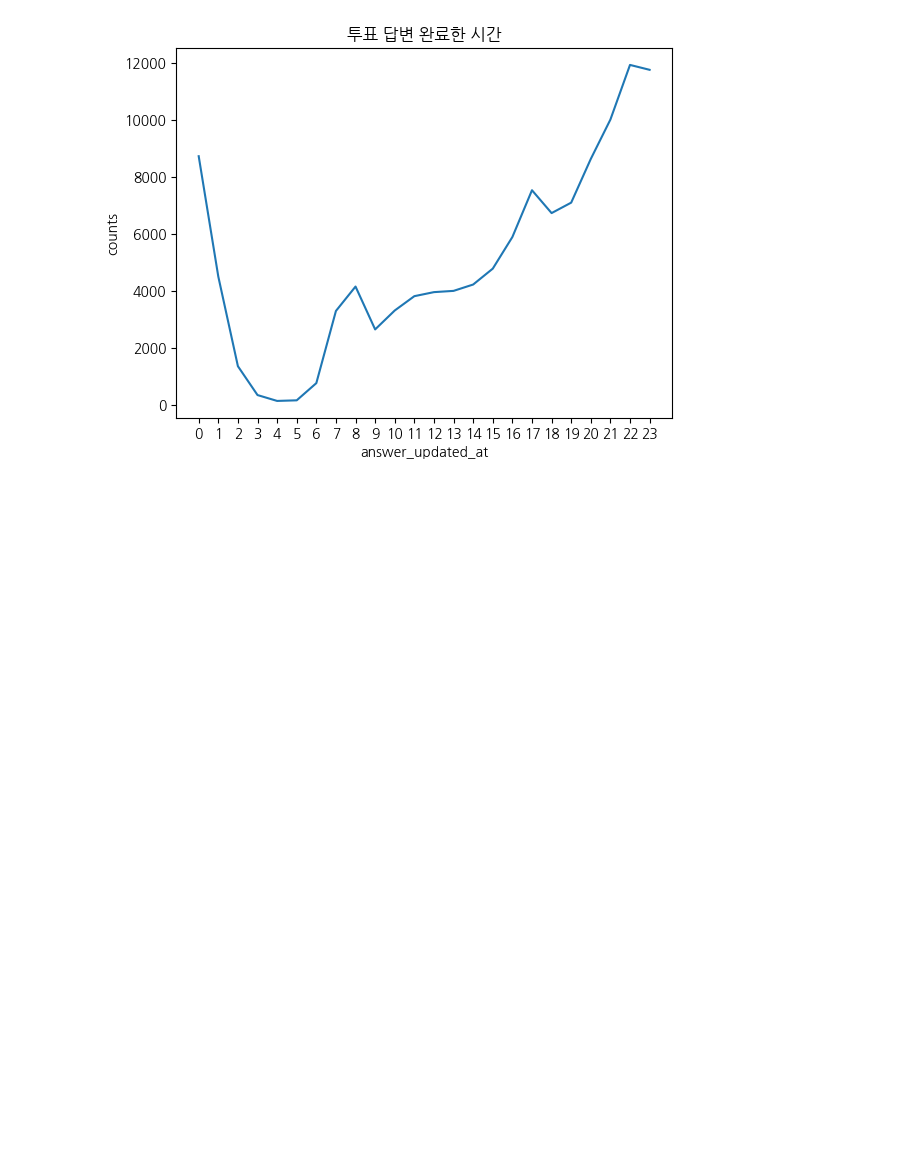
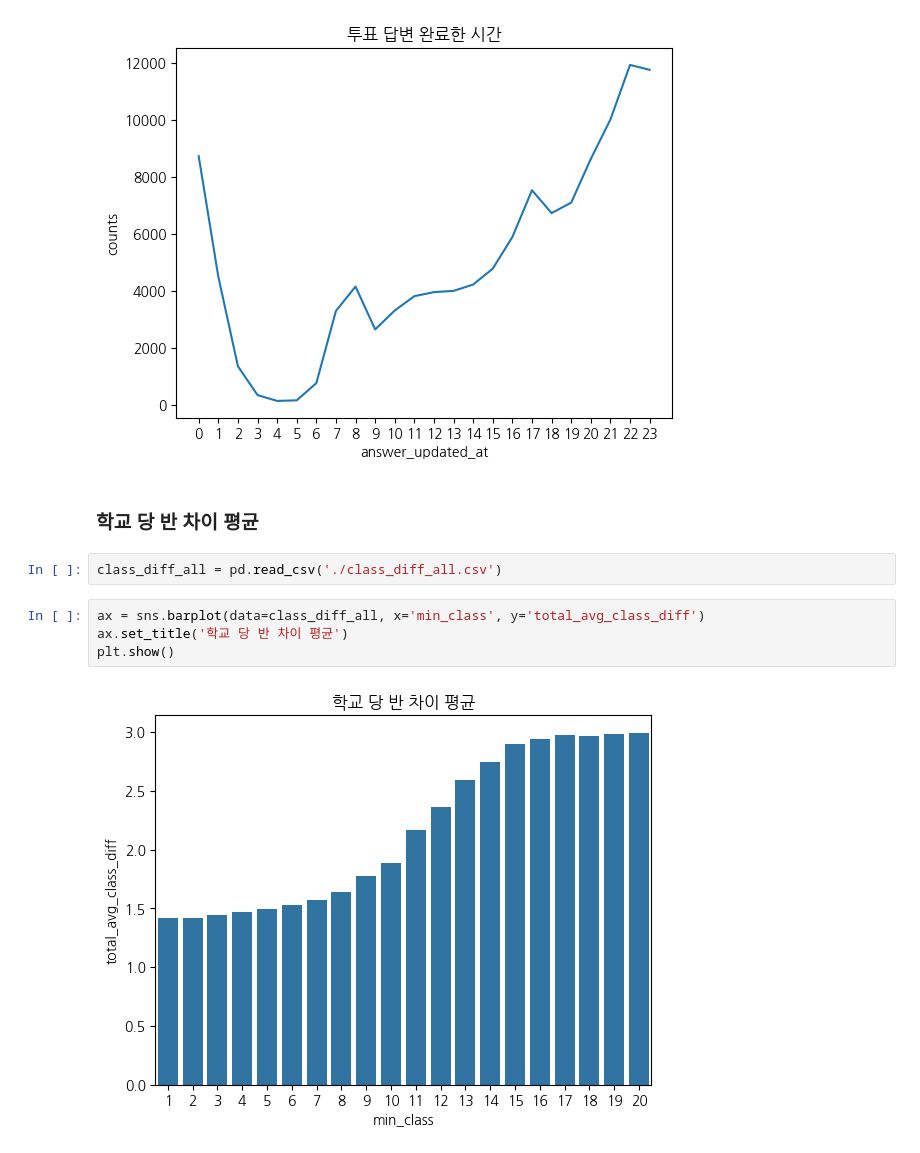
Before and after one commit to EtheriumArchive/Codeit_project, a Jupyter notebook: eda_eunsu_v1.ipynb, the cells around one changed output. Saved outputs shown, nothing was run; the diff lists cells and outputs as text; blank space fills up the shorter version.

```diff
--- a/eda_eunsu_v1.ipynb
+++ b/eda_eunsu_v1.ipynb
@@ -54,3 +54,13 @@ ax.set_title('투표 답변 완료한 시간')
 plt.show()
 # %% [output]
 [figure]
+# %% [markdown]
+### 학교 당 반 차이 평균
+# %%
+class_diff_all = pd.read_csv('./class_diff_all.csv')
+# %%
+ax = sns.barplot(data=class_diff_all, x='min_class', y='total_avg_class_diff')
+ax.set_title('학교 당 반 차이 평균')
+plt.show()
+# %% [output]
+[figure, added]
```
Also changed, not shown: parts of 20 cells of this notebook.
